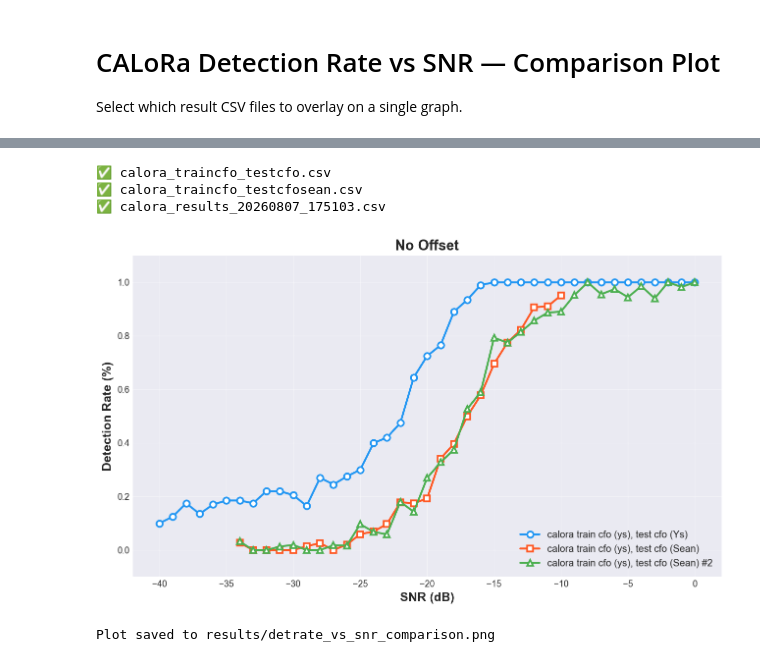
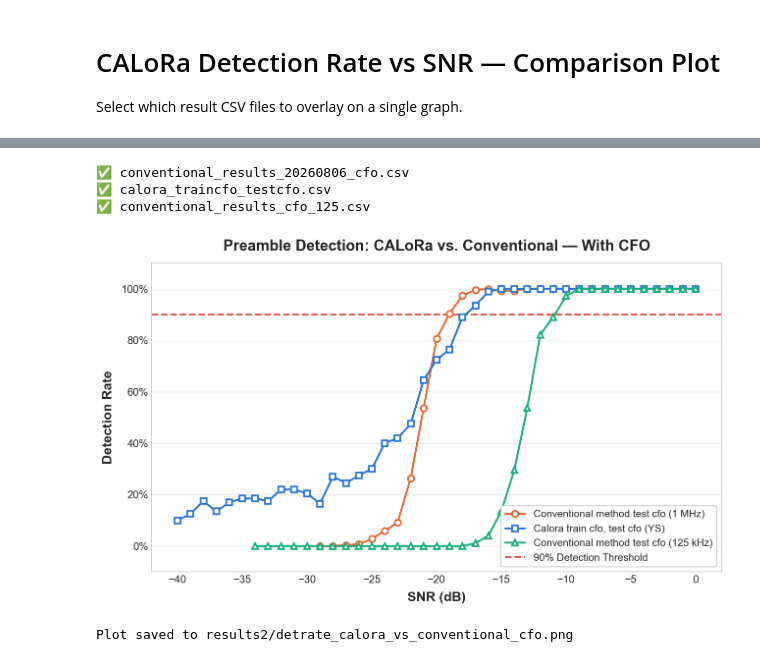
Before and after one commit to INC-PNU/CRAN-implementation, a Jupyter notebook: Server/plot_results2.ipynb, the cells around one changed output, grey strips where cells are left out. Cells and saved outputs as stored; diff of their text form; code cells hidden in the pictures.

```diff
--- a/Server/plot_results2.ipynb
+++ b/Server/plot_results2.ipynb
@@ -60,7 +65,6 @@ def format_snr_data(raw_csv_text):
 
 selected_files = [
     'calora_clean.csv',
-    'calora_clean_cfo.csv',
     'calora_results_20260807_162213.csv',
     'calora_traincfo_testclean.csv',
     'calora_traincfo_testcfo.csv'
@@ -71,11 +75,11 @@ selected_files = [
 # Optional: give each file a friendly label for the legend
 # If left empty, the filename timestamp will be used
 labels = [
-    'Calora train clean, test clean (YS)',
-    'Calora train clean, test CFO (YS)',
+    'calora train clean, test clean (YS)',
+
     'calora train clean, test clean (Sean)',
     'calora train cfo (ys), test clean (Ys)',
-     'calora train cfo (ys), test cfo (Ys)'
+    'calora train cfo (ys), test cfo (Ys)'
     # 'Run 3',
 ]
 
@@ -146,9 +268,10 @@ Plot saved to results/detrate_vs_snr_comparison.png
 
 selected_files = [
 
+    'conventional_results_20260806_cfo.csv',
     'calora_traincfo_testcfo.csv',
-    'calora_traincfo_testcfosean.csv',
-    'calora_results_20260807_175103.csv'
+    'conventional_results_cfo_125.csv'
+
 
     # 'calora_results_XXXXXXXX_XXXXXX.csv',  # <-- add more here
 ]
@@ -157,9 +280,9 @@ selected_files = [
 # If left empty, the filename timestamp will be used
 labels = [
 
-     'calora train cfo (ys), test cfo (Ys)',
-     'calora train cfo (ys), test cfo (Sean)',
-     'calora train cfo (ys), test cfo (Sean) #2'
+     'Conventional method test cfo (1 MHz)',
+     'Calora train cfo, test cfo (YS)',
+     'Conventional method test cfo (125 kHz)'
     # 'Run 3',
 ]
 
@@ -171,52 +294,75 @@ for fname in selected_files:
     else:
         print(f'✅ {fname}')
 # %% [output]
+✅ conventional_results_20260806_cfo.csv
 ✅ calora_traincfo_testcfo.csv
-✅ calora_traincfo_testcfosean.csv
-✅ calora_results_20260807_175103.csv
+✅ conventional_results_cfo_125.csv
 # %%
 # ── Plot all selected files on one graph ─────────────────────────
-plt.style.use('seaborn-v0_8-darkgrid')
+plt.style.use('seaborn-v0_8-whitegrid')
+
+# Color is assigned by series identity (not list position), so CALoRa and each
+# conventional bandwidth keep the same color on every figure in this notebook.
+PALETTE = ['#2a78d6', '#eb6834', '#1baf7a', '#eda100', '#e87ba4', '#008300', '#4a3aa7']
+THRESHOLD_COLOR = '#e34948'
+
+def color_for(lbl, fallback):
+    l = lbl.lower()
+    if 'calora' in l:
+        return PALETTE[0]
+    if '1 mhz' in l:
+        return PALETTE[1]
+    if '125 khz' in l:
+        return PALETTE[2]
+    return fallback
+
 fig, ax = plt.subplots(figsize=(10, 6), dpi=130)
 
 markers = ['o', 's', '^', 'D', 'v', 'P', 'X', '*']
-colors  = ['#2196F3', '#FF5722', '#4CAF50', '#9C27B0', '#FF9800', '#00BCD4', '#E91E63', '#795548']
 
 for i, fname in enumerate(selected_files):
     path = os.path.join(results_dir, fname)
 
     if not os.path.isfile(path):
         continue
 
     df = pd.read_csv(path).reset_index(drop=True)
     df = df.rename(columns={'snr': 'SNR', 'det_rate': 'DetRate'})
     if df['DetRate'].mean() > 1:
     # If yes, divide the entire column by 100 to convert it from percentages to decimals
         df['DetRate'] = df['DetRate'] / 100
     # Use custom label or fallback to filename
     lbl = labels[i] if i < len(labels) and labels[i] else fname.replace('calora_results_', '').replace('.csv', '')
+    color = color_for(lbl, PALETTE[i % len(PALETTE)])
 
     ax.plot(
         df['SNR'], df['DetRate'],
         marker=markers[i % len(markers)],
         markersize=7, linewidth=2.2,
-        color=colors[i % len(colors)],
+        color=color,
         markerfacecolor='white', markeredgewidth=2,
-        markeredgecolor=colors[i % len(colors)],
+        markeredgecolor=color,
         label=lbl
     )
 
-ax.set_xlabel('SNR (dB)', fontsize=14, fontweight='bold')
-ax.set_ylabel('Detection Rate (%)', fontsize=14, fontweight='bold')
-ax.set_title('No Offset', fontsize=16, fontweight='bold')
+# Reference line: 90% detection rate threshold
+ax.axhline(y=0.9, color=THRESHOLD_COLOR, linestyle='--', linewidth=2, zorder=1,
+           label='90% Detection Threshold')
+
+ax.set_xlabel('SNR (dB)', fontsize=15, fontweight='bold', labelpad=8)
+ax.set_ylabel('Detection Rate', fontsize=15, fontweight='bold', labelpad=8)
+ax.set_title('Preamble Detection: CALoRa vs. Conventional — With CFO', fontsize=17, fontweight='bold', pad=14)
 ax.set_ylim(-0.1, 1.10)
-ax.legend(fontsize=11, loc='lower right')
-ax.grid(True, alpha=0.4)
+ax.yaxis.set_major_formatter(PercentFormatter(xmax=1))
+ax.tick_params(axis='both', labelsize=12)
+ax.legend(fontsize=11.5, loc='lower right', frameon=True, framealpha=0.9, edgecolor='#c3c2b7')
+ax.grid(True, axis='y', alpha=0.4)
+ax.grid(False, axis='x')
 
 plt.tight_layout()
-plt.savefig(os.path.join(results_dir, 'detrate_vs_snr_comparison.png'), dpi=150, bbox_inches='tight')
+plt.savefig(os.path.join(results_dir, 'detrate_calora_vs_conventional_cfo.png'), dpi=200, bbox_inches='tight')
 plt.show()
-print('\nPlot saved to results/detrate_vs_snr_comparison.png')
+print('\nPlot saved to results2/detrate_calora_vs_conventional_cfo.png')
 # %% [output]
-[figure, old version]
+[figure, new version]
-Plot saved to results/detrate_vs_snr_comparison.png
+Plot saved to results2/detrate_calora_vs_conventional_cfo.png
```
Also changed, not shown: parts of 5 cells of this notebook, 9 other files.
